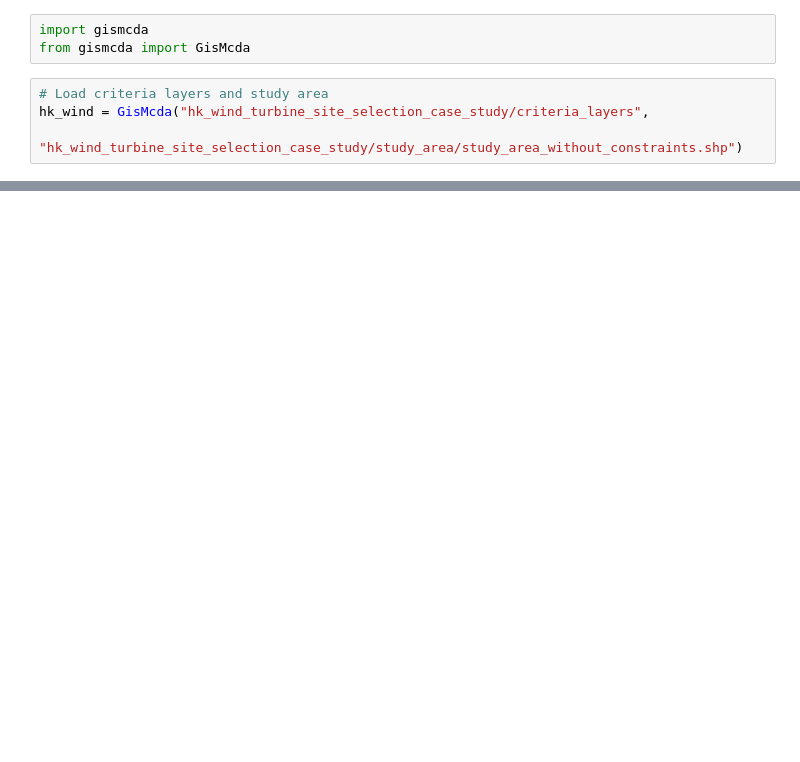
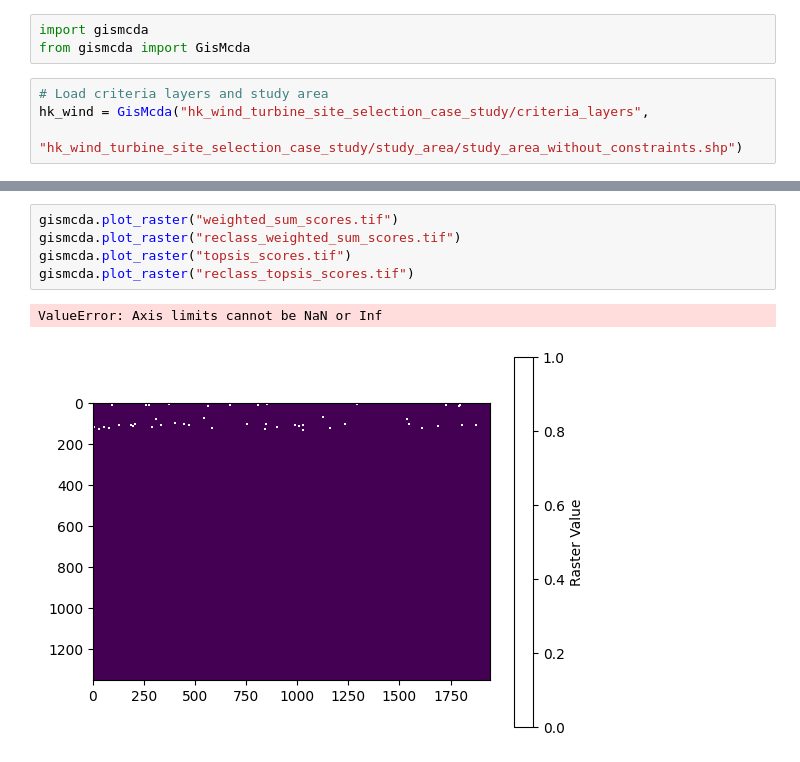
Before and after one commit to jamestse1114/Open-source-Tools-for-Solar-Energy-Site-Selection, a Jupyter notebook: example.ipynb, the cells around one changed output, grey strips where cells are left out. Saved outputs shown, nothing was run; the diff lists cells and outputs as text; blank space fills up the shorter version.

```diff
--- a/example.ipynb
+++ b/example.ipynb
@@ -117,0 +143,8 @@ UnboundLocalError: cannot access local variable 'mask' where it is not associate
+# %%
+gismcda.plot_raster("weighted_sum_scores.tif")
+gismcda.plot_raster("reclass_weighted_sum_scores.tif")
+gismcda.plot_raster("topsis_scores.tif")
+gismcda.plot_raster("reclass_topsis_scores.tif")
+# %% [output]
+ValueError: Axis limits cannot be NaN or Inf
+[figure, added]
```
Also changed, not shown: parts of 9 cells of this notebook, 20 other files.
